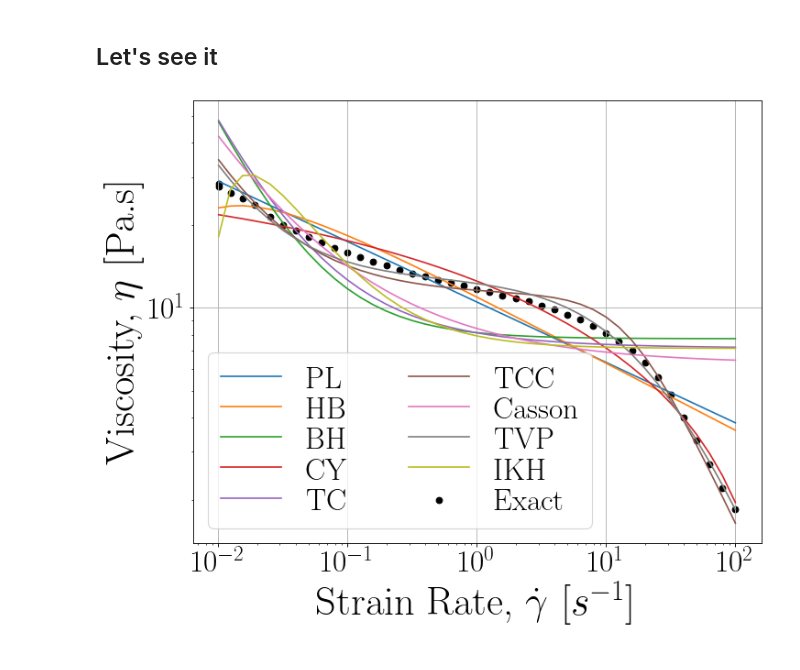
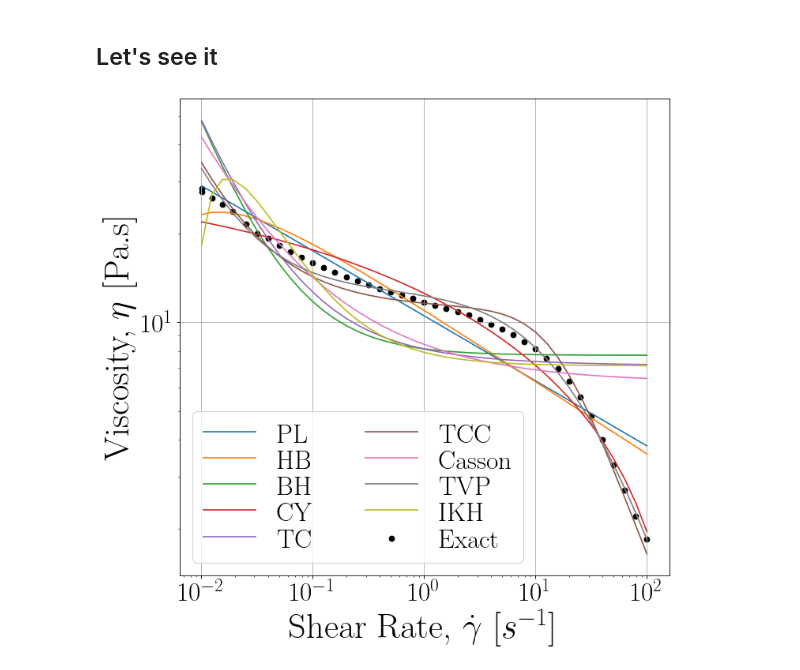
Before and after one commit to MilowSa/RhINNs, a Jupyter notebook: main/steady_state_model_selection/Model_selection_RhINN.ipynb, the cells around one changed output. Drawn from its saved outputs; the diff is of its cells as text; code cells hidden in the pictures.

```diff
--- a/main/steady_state_model_selection/Model_selection_RhINN.ipynb
+++ b/main/steady_state_model_selection/Model_selection_RhINN.ipynb
@@ -546,33 +546,33 @@ rc('text', usetex=True)
 colors = ['tab:blue','tab:orange','tab:green',
           'tab:red','tab:purple','tab:brown','tab:pink','tab:gray',
           'tab:olive','tab:cyan','gold', 'lightcoral', 'k']
 
-plt.figure(figsize=(10,8),dpi=80)
+plt.figure(figsize=(10,10),dpi=80)
 
 plt.rc('font', size=20)          # controls default text sizes
 plt.rc('axes', titlesize=20)     # fontsize of the axes title
 plt.rc('axes', labelsize=22)    # fontsize of the x and y labels
 plt.rc('xtick', labelsize=20)    # fontsize of the tick labels
 plt.rc('ytick', labelsize=20)    # fontsize of the tick labels
 plt.rc('legend', fontsize=22)    # legend fontsize
 plt.rc('figure', titlesize=22)  # fontsize of the figure title
 
 for items in range(num_models):
 
     plt.plot(outs[:,-1],outs[:,items]/outs[:,-1], label=list(labels)[items], color=list(colors)[items])
 
 plt.scatter(outs[:,-1], outs[:,-2]/outs[:,-1], label='Exact', color='k')
 
 plt.legend(ncol=2, handleheight=1., labelspacing=0.01, loc='best', fontsize=30)
-plt.xlabel('Strain Rate, $\dot{\gamma}$ [$s^{-1}$]', fontname = 'Times New Roman', fontsize=40)
+plt.xlabel('Shear Rate, $\dot{\gamma}$ [$s^{-1}$]', fontname = 'Times New Roman', fontsize=40)
 plt.ylabel('Viscosity, $\eta$ [Pa.s]', fontname = 'Times New Roman', fontsize=40)
 plt.xticks(fontname = "Times New Roman", fontsize=30)
 plt.yticks(fontname = "Times New Roman", fontsize=30)
 plt.xscale('log')
 plt.yscale('log')
 plt.grid()
 # plt.savefig('Model prediction for '+str(data[i][0]), bbox_inches='tight', dpi=300)
 
 plt.show()
 # %% [output]
-[figure, old version]
+[figure, new version]
```
Also changed, not shown: parts of 2 cells of this notebook.
